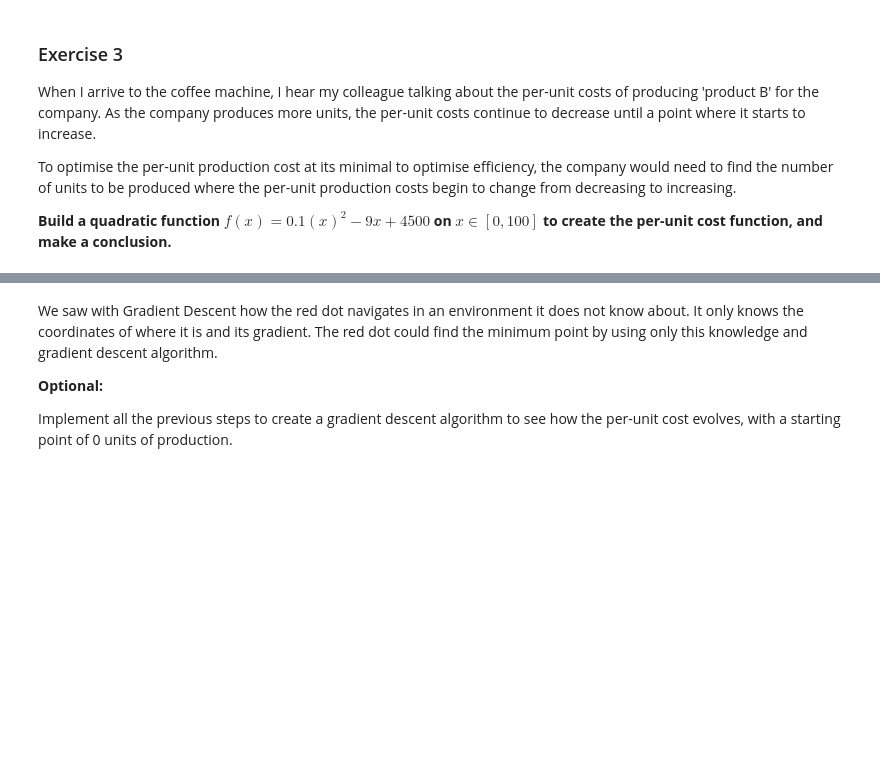
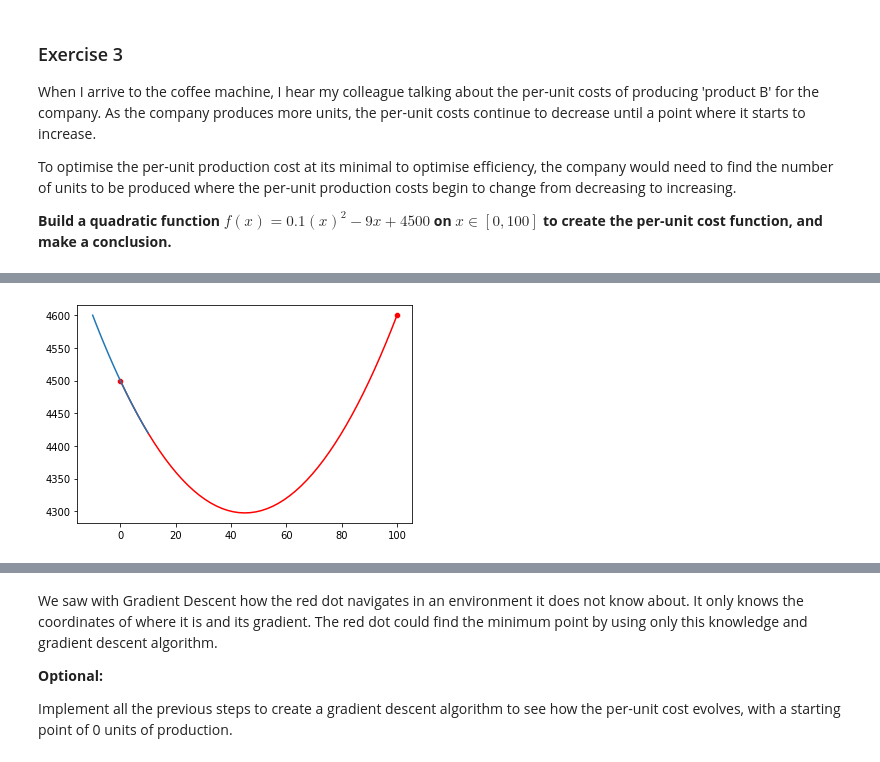
Before and after one commit to andreaj-it/calculus-and-algebra-problems-with-python, a Jupyter notebook: problems.ipynb, the cells around one changed output, grey strips where cells are left out. Saved outputs shown, nothing was run; the diff lists cells and outputs as text; code cells hidden in the pictures; blank space fills up the shorter version.

```diff
--- a/problems.ipynb
+++ b/problems.ipynb
@@ -240,0 +258,5 @@ To optimise the per-unit production cost at its minimal to optimise efficiency,
+# %%
+plt.plot(x, f(x), color='red')
+visualize(f, x=[0, 100])
+# %% [output]
+[figure, added]
```
Also changed, not shown: parts of 9 cells of this notebook, 1 other file.
